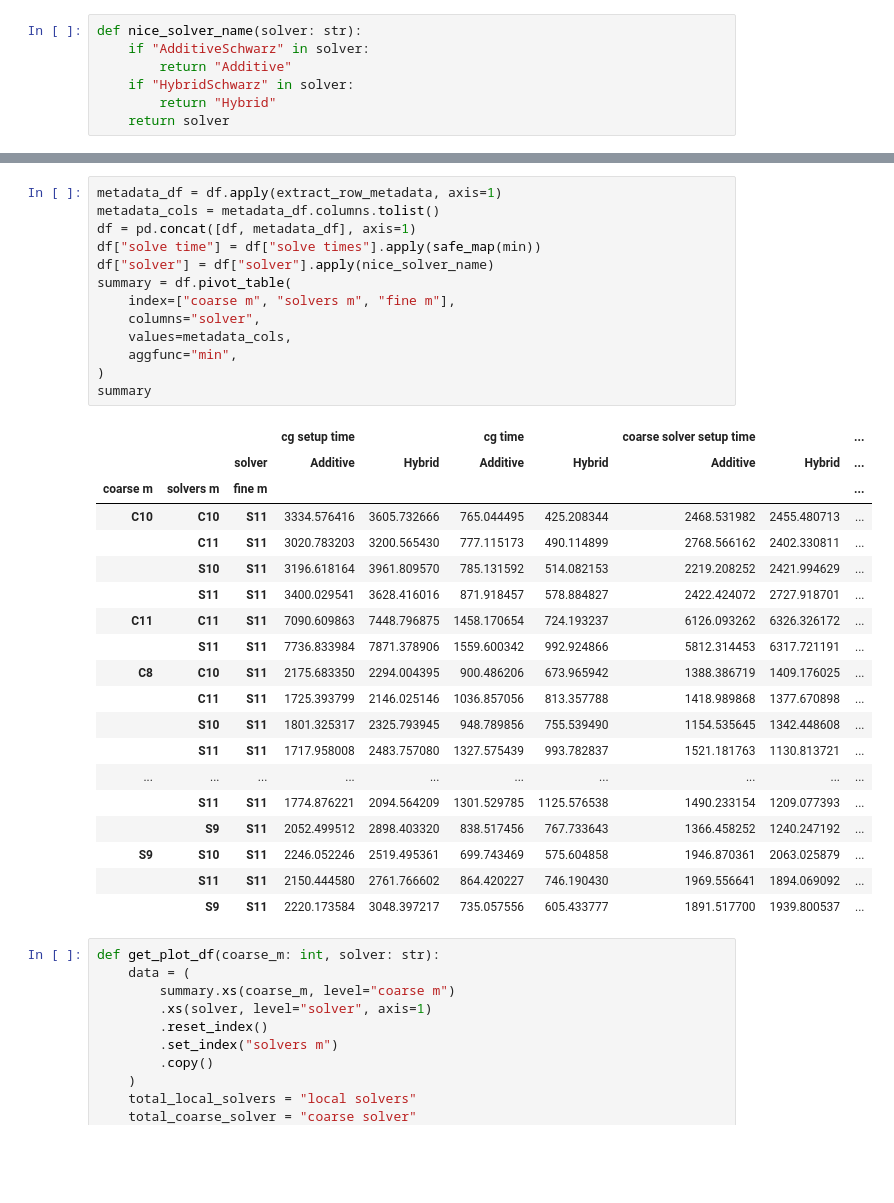
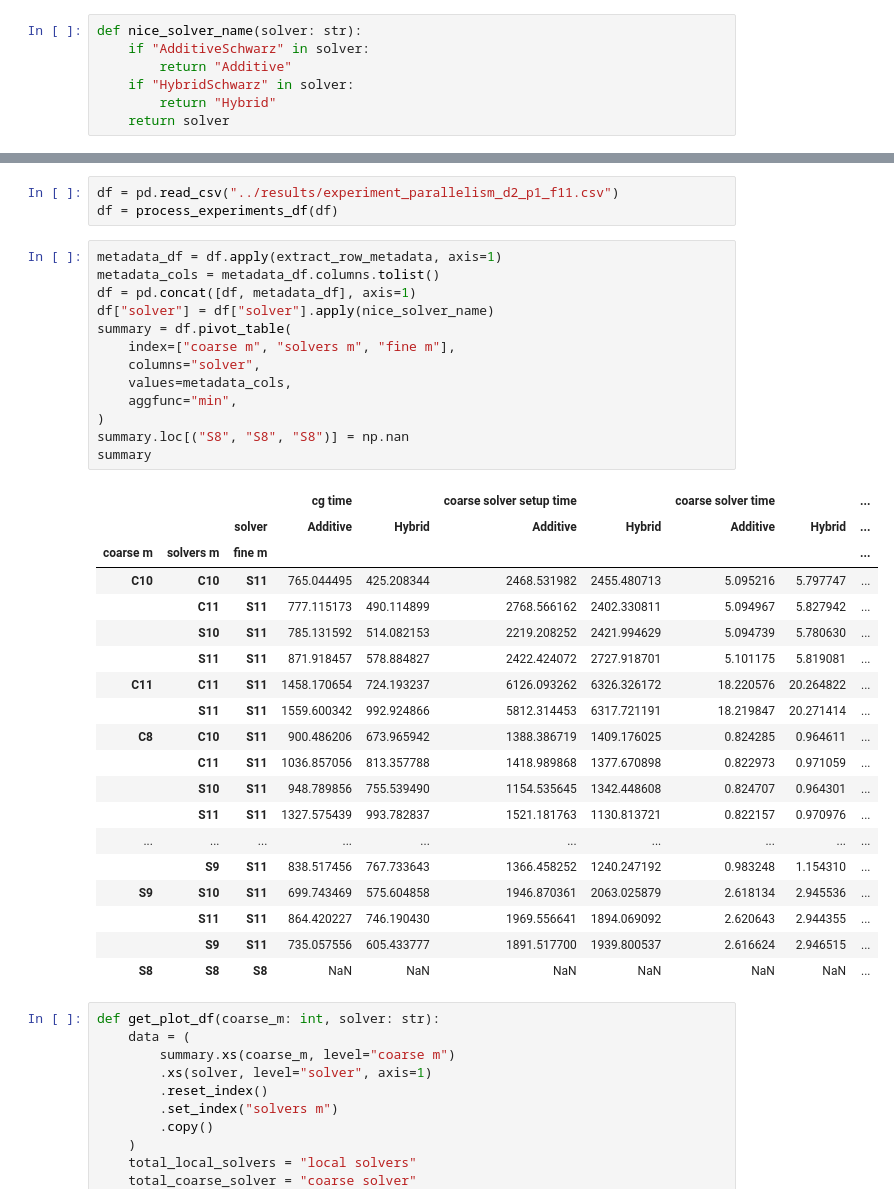
Before and after one commit to mgr0dzicki/dd-solvers, a Jupyter notebook: notebooks/parallelism_plots.ipynb, the cells around one changed output, grey strips where cells are left out. Drawn from its saved outputs; the diff is of its cells as text; blank space fills up the shorter version.

```diff
--- a/notebooks/parallelism_plots.ipynb
+++ b/notebooks/parallelism_plots.ipynb
@@ -23,36 +32,39 @@ df = process_experiments_df(df)
+# %%
+df = pd.read_csv("../results/experiment_parallelism_d2_p1_f11.csv")
+df = process_experiments_df(df)
 # %%
 metadata_df = df.apply(extract_row_metadata, axis=1)
 metadata_cols = metadata_df.columns.tolist()
 df = pd.concat([df, metadata_df], axis=1)
-df["solve time"] = df["solve times"].apply(safe_map(min))
 df["solver"] = df["solver"].apply(nice_solver_name)
 summary = df.pivot_table(
     index=["coarse m", "solvers m", "fine m"],
     columns="solver",
     values=metadata_cols,
     aggfunc="min",
 )
+summary.loc[("S8", "S8", "S8")] = np.nan
 summary
 # %% [output]
-|  |  |  | cg setup time |  | cg time |  | coarse solver setup time |  | ... |
+|  |  |  | cg time |  | coarse solver setup time |  | coarse solver time |  | ... |
 |  |  | solver | Additive | Hybrid | Additive | Hybrid | Additive | Hybrid | ... |
 | coarse m | solvers m | fine m |  |  |  |  |  |  | ... |
-| C10 | C10 | S11 | 3334.576416 | 3605.732666 | 765.044495 | 425.208344 | 2468.531982 | 2455.480713 | ... |
-|  | C11 | S11 | 3020.783203 | 3200.565430 | 777.115173 | 490.114899 | 2768.566162 | 2402.330811 | ... |
-|  | S10 | S11 | 3196.618164 | 3961.809570 | 785.131592 | 514.082153 | 2219.208252 | 2421.994629 | ... |
-|  | S11 | S11 | 3400.029541 | 3628.416016 | 871.918457 | 578.884827 | 2422.424072 | 2727.918701 | ... |
-| C11 | C11 | S11 | 7090.609863 | 7448.796875 | 1458.170654 | 724.193237 | 6126.093262 | 6326.326172 | ... |
-|  | S11 | S11 | 7736.833984 | 7871.378906 | 1559.600342 | 992.924866 | 5812.314453 | 6317.721191 | ... |
-| C8 | C10 | S11 | 2175.683350 | 2294.004395 | 900.486206 | 673.965942 | 1388.386719 | 1409.176025 | ... |
-|  | C11 | S11 | 1725.393799 | 2146.025146 | 1036.857056 | 813.357788 | 1418.989868 | 1377.670898 | ... |
-|  | S10 | S11 | 1801.325317 | 2325.793945 | 948.789856 | 755.539490 | 1154.535645 | 1342.448608 | ... |
-|  | S11 | S11 | 1717.958008 | 2483.757080 | 1327.575439 | 993.782837 | 1521.181763 | 1130.813721 | ... |
+| C10 | C10 | S11 | 765.044495 | 425.208344 | 2468.531982 | 2455.480713 | 5.095216 | 5.797747 | ... |
+|  | C11 | S11 | 777.115173 | 490.114899 | 2768.566162 | 2402.330811 | 5.094967 | 5.827942 | ... |
+|  | S10 | S11 | 785.131592 | 514.082153 | 2219.208252 | 2421.994629 | 5.094739 | 5.780630 | ... |
+|  | S11 | S11 | 871.918457 | 578.884827 | 2422.424072 | 2727.918701 | 5.101175 | 5.819081 | ... |
+| C11 | C11 | S11 | 1458.170654 | 724.193237 | 6126.093262 | 6326.326172 | 18.220576 | 20.264822 | ... |
+|  | S11 | S11 | 1559.600342 | 992.924866 | 5812.314453 | 6317.721191 | 18.219847 | 20.271414 | ... |
+| C8 | C10 | S11 | 900.486206 | 673.965942 | 1388.386719 | 1409.176025 | 0.824285 | 0.964611 | ... |
+|  | C11 | S11 | 1036.857056 | 813.357788 | 1418.989868 | 1377.670898 | 0.822973 | 0.971059 | ... |
+|  | S10 | S11 | 948.789856 | 755.539490 | 1154.535645 | 1342.448608 | 0.824707 | 0.964301 | ... |
+|  | S11 | S11 | 1327.575439 | 993.782837 | 1521.181763 | 1130.813721 | 0.822157 | 0.970976 | ... |
 | ... | ... | ... | ... | ... | ... | ... | ... | ... | ... |
-|  | S11 | S11 | 1774.876221 | 2094.564209 | 1301.529785 | 1125.576538 | 1490.233154 | 1209.077393 | ... |
-|  | S9 | S11 | 2052.499512 | 2898.403320 | 838.517456 | 767.733643 | 1366.458252 | 1240.247192 | ... |
-| S9 | S10 | S11 | 2246.052246 | 2519.495361 | 699.743469 | 575.604858 | 1946.870361 | 2063.025879 | ... |
-|  | S11 | S11 | 2150.444580 | 2761.766602 | 864.420227 | 746.190430 | 1969.556641 | 1894.069092 | ... |
-|  | S9 | S11 | 2220.173584 | 3048.397217 | 735.057556 | 605.433777 | 1891.517700 | 1939.800537 | ... |
+|  | S9 | S11 | 838.517456 | 767.733643 | 1366.458252 | 1240.247192 | 0.983248 | 1.154310 | ... |
+| S9 | S10 | S11 | 699.743469 | 575.604858 | 1946.870361 | 2063.025879 | 2.618134 | 2.945536 | ... |
+|  | S11 | S11 | 864.420227 | 746.190430 | 1969.556641 | 1894.069092 | 2.620643 | 2.944355 | ... |
+|  | S9 | S11 | 735.057556 | 605.433777 | 1891.517700 | 1939.800537 | 2.616624 | 2.946515 | ... |
+| S8 | S8 | S8 | NaN | NaN | NaN | NaN | NaN | NaN | ... |
 # %%
 def get_plot_df(coarse_m: int, solver: str):
     data = (
```
Also changed, not shown: parts of 9 cells of this notebook, 2 other files.
